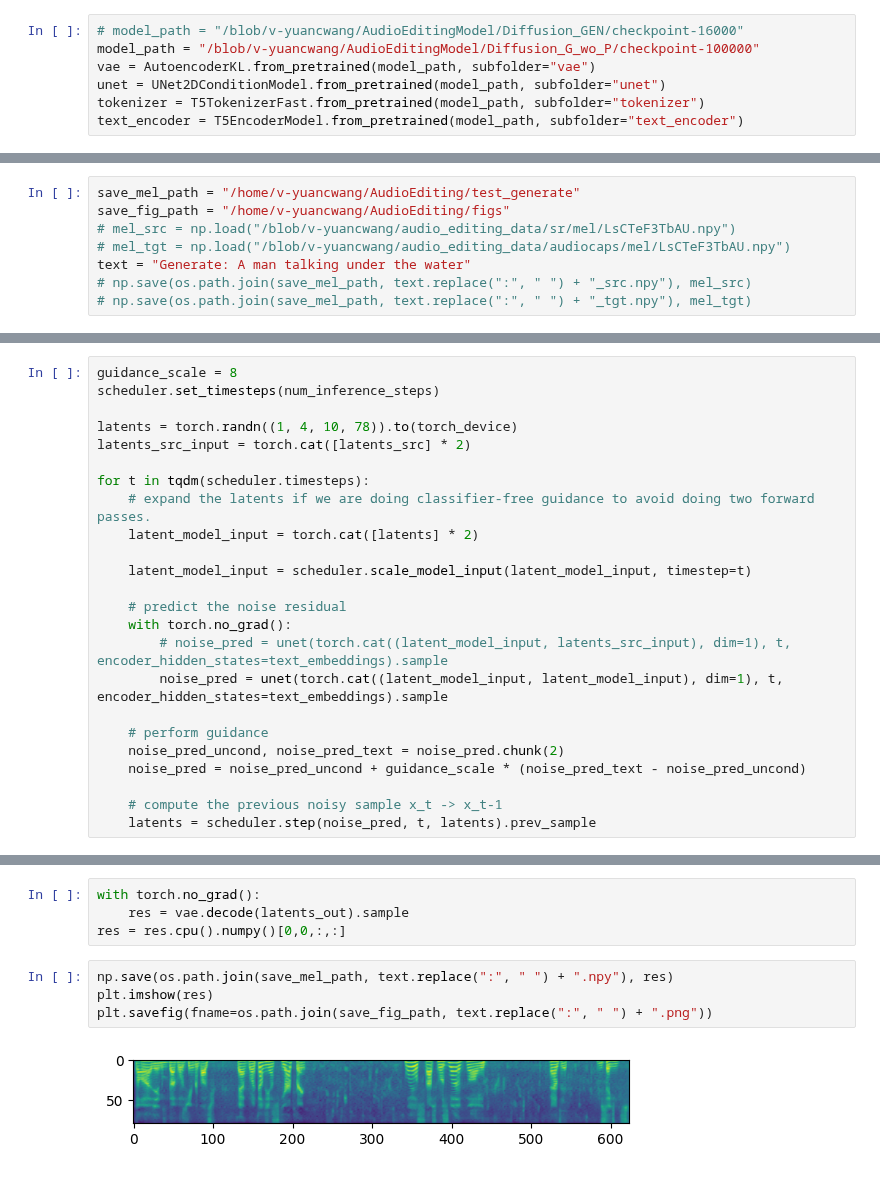
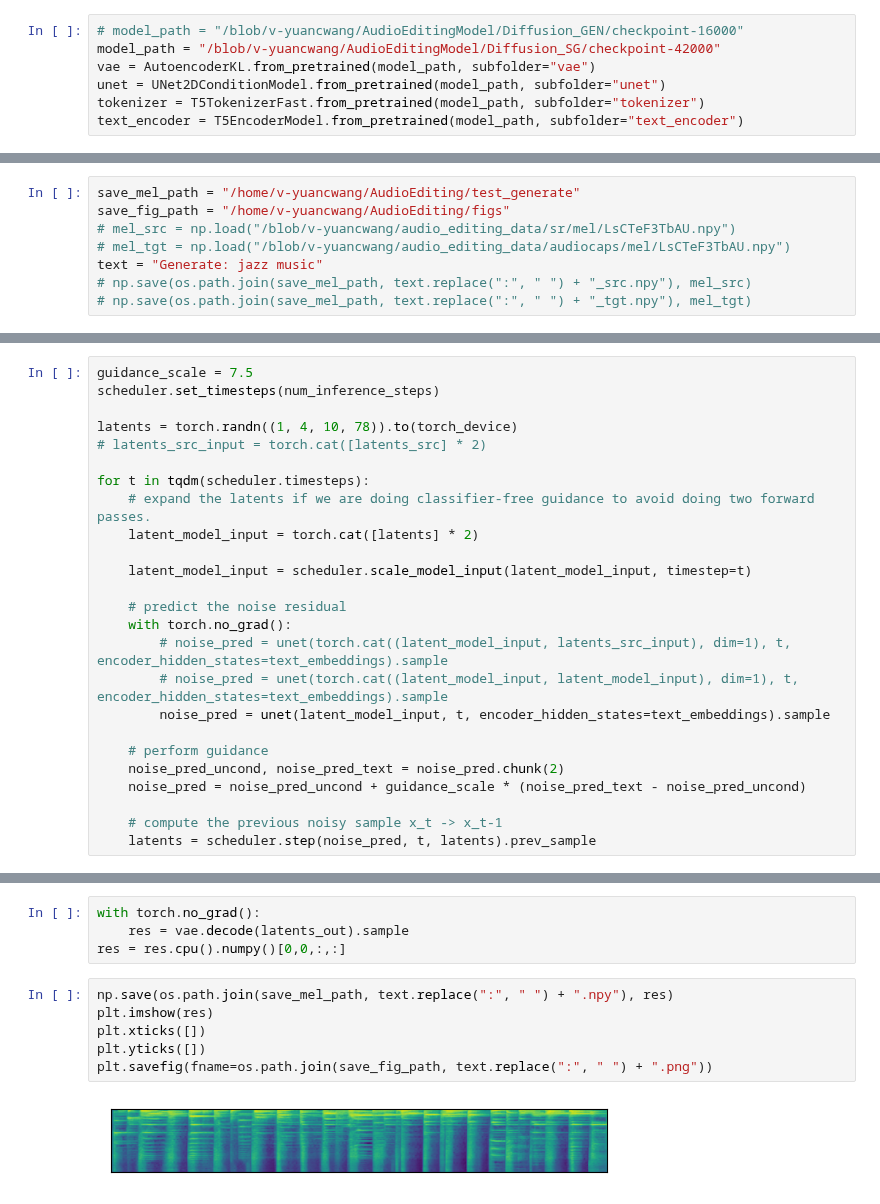
Before and after one commit to HeCheng0625/AudioEditing, a Jupyter notebook: Inference.ipynb, the cells around one changed output, grey strips where cells are left out. Drawn from its saved outputs; the diff is of its cells as text.

```diff
--- a/Inference.ipynb
+++ b/Inference.ipynb
@@ -17,7 +17,7 @@ print(torch.__version__)
 1.13.1+cu117
 # %%
 # model_path = "/blob/v-yuancwang/AudioEditingModel/Diffusion_GEN/checkpoint-16000"
-model_path = "/blob/v-yuancwang/AudioEditingModel/Diffusion_G_wo_P/checkpoint-100000"
+model_path = "/blob/v-yuancwang/AudioEditingModel/Diffusion_SG/checkpoint-42000"
 vae = AutoencoderKL.from_pretrained(model_path, subfolder="vae")
 unet = UNet2DConditionModel.from_pretrained(model_path, subfolder="unet")
 tokenizer = T5TokenizerFast.from_pretrained(model_path, subfolder="tokenizer")
@@ -35,7 +35,7 @@ save_mel_path = "/home/v-yuancwang/AudioEditing/test_generate"
 save_fig_path = "/home/v-yuancwang/AudioEditing/figs"
 # mel_src = np.load("/blob/v-yuancwang/audio_editing_data/sr/mel/LsCTeF3TbAU.npy")
 # mel_tgt = np.load("/blob/v-yuancwang/audio_editing_data/audiocaps/mel/LsCTeF3TbAU.npy")
-text = "Generate: A man talking under the water"
+text = "Generate: jazz music"
 # np.save(os.path.join(save_mel_path, text.replace(":", " ") + "_src.npy"), mel_src)
 # np.save(os.path.join(save_mel_path, text.replace(":", " ") + "_tgt.npy"), mel_tgt)
 # %%
@@ -77,11 +74,11 @@ num_inference_steps = 100
 scheduler = PNDMScheduler.from_pretrained(model_path, subfolder="scheduler")
 scheduler.set_timesteps(num_inference_steps)
 # %%
-guidance_scale = 8
+guidance_scale = 7.5
 scheduler.set_timesteps(num_inference_steps)
 
 latents = torch.randn((1, 4, 10, 78)).to(torch_device)
-latents_src_input = torch.cat([latents_src] * 2)
+# latents_src_input = torch.cat([latents_src] * 2)
 
 for t in tqdm(scheduler.timesteps):
     # expand the latents if we are doing classifier-free guidance to avoid doing two forward passes.
@@ -92,7 +89,8 @@ for t in tqdm(scheduler.timesteps):
     # predict the noise residual
     with torch.no_grad():
         # noise_pred = unet(torch.cat((latent_model_input, latents_src_input), dim=1), t, encoder_hidden_states=text_embeddings).sample
-        noise_pred = unet(torch.cat((latent_model_input, latent_model_input), dim=1), t, encoder_hidden_states=text_embeddings).sample
+        # noise_pred = unet(torch.cat((latent_model_input, latent_model_input), dim=1), t, encoder_hidden_states=text_embeddings).sample
+        noise_pred = unet(latent_model_input, t, encoder_hidden_states=text_embeddings).sample
 
     # perform guidance
     noise_pred_uncond, noise_pred_text = noise_pred.chunk(2)
@@ -110,6 +108,8 @@ res = res.cpu().numpy()[0,0,:,:]
 # %%
 np.save(os.path.join(save_mel_path, text.replace(":", " ") + ".npy"), res)
 plt.imshow(res)
+plt.xticks([])
+plt.yticks([])
 plt.savefig(fname=os.path.join(save_fig_path, text.replace(":", " ") + ".png"))
 # %% [output]
-[figure, old version]
+[figure, new version]
```
Also changed, not shown: parts of 3 cells of this notebook, 2 other files.
